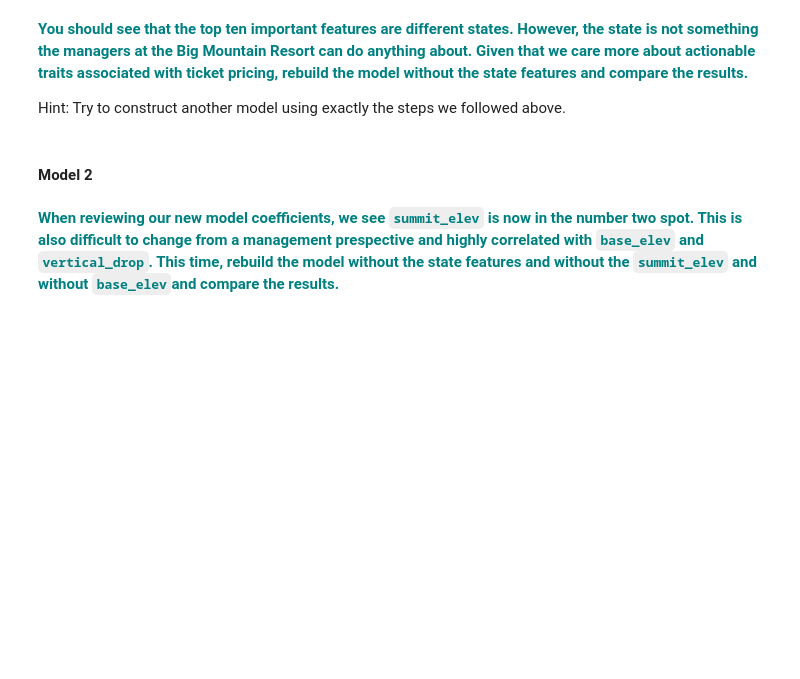
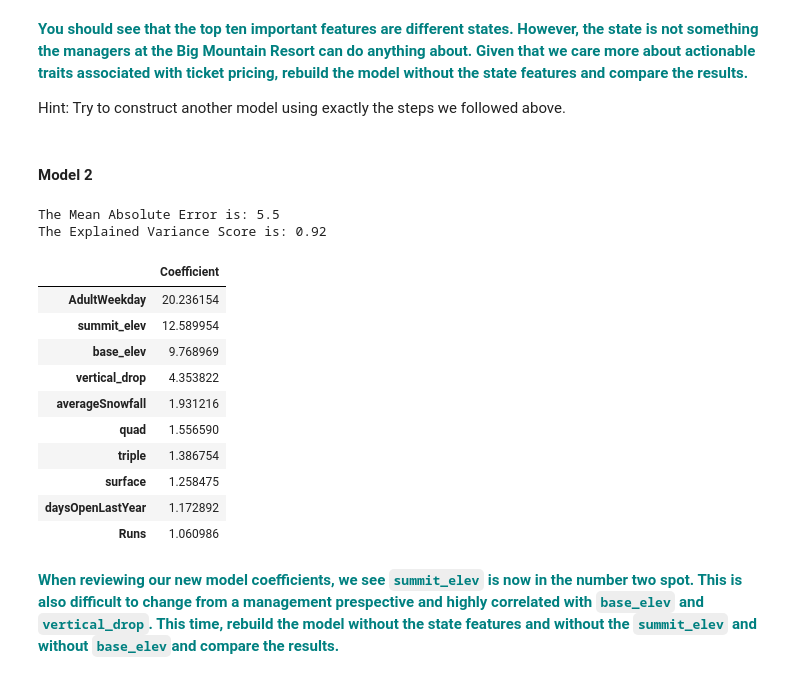
Before and after one commit to DSJourney/springboard, a Jupyter notebook: Project 4 - Big Mountain Resort/4. Pre-processing and Modeling/Pre-processing and Modeling_with_outliers.ipynb, the cells around one changed output. Saved outputs shown, nothing was run; the diff lists cells and outputs as text; code cells hidden in the pictures; blank space fills up the shorter version.

```diff
--- a/Project 4 - Big Mountain Resort/4. Pre-processing and Modeling/Pre-processing and Modelling.ipynb
+++ b/Project 4 - Big Mountain Resort/4. Pre-processing and Modeling/Pre-processing and Modeling_with_outliers.ipynb
@@ -176,3 +201,16 @@ Hint: make sure to review the absolute value of the coefficients, because the ad
 Hint: Try to construct another model using exactly the steps we followed above.
 # %% [markdown]
 #### Model 2
+# %%
+dfns = df.drop(df.iloc[:, 25:].head(), axis=1)
+# %%
+X = dfns.drop(['Name','AdultWeekend'], axis=1)
+y = dfns.loc[:,'AdultWeekend']
+scaler = preprocessing.StandardScaler().fit(X)
+X_scaled=scaler.transform(X)
+# %%
+y = y.ravel()
+X_train, X_test, y_train, y_test = train_test_split(X_scaled, y, test_size=0.25, random_state=1)
+# %%
+lm = linear_model.LinearRegression()
+model = lm.fit(X_train,y_train)
@@ -179,3 +219,26 @@ Hint: Try to construct another model using exactly the steps we followed above.
+# %%
+mae = mean_absolute_error(y_test, y_pred)
+evs = explained_variance_score(y_test, y_pred)
+print('The Mean Absolute Error is: ' + str(round(mae,2)))
+print('The Explained Variance Score is: ' + str(round(evs,2)))
+# %% [output]
+The Mean Absolute Error is: 5.5
+The Explained Variance Score is: 0.92
+# %%
+df_coef = pd.DataFrame(abs(lm.coef_), X.columns, columns=['Coefficient'])
+df_coef.sort_values('Coefficient', ascending=False).head(10)
+# %% [output]
+|  | Coefficient |
+| AdultWeekday | 20.236154 |
+| summit_elev | 12.589954 |
+| base_elev | 9.768969 |
+| vertical_drop | 4.353822 |
+| averageSnowfall | 1.931216 |
+| quad | 1.556590 |
+| triple | 1.386754 |
+| surface | 1.258475 |
+| daysOpenLastYear | 1.172892 |
+| Runs | 1.060986 |
 # %% [markdown]
 **<font color='teal'> When reviewing our new model coefficients, we see `summit_elev` is now in the number two spot. This is also difficult to change from a management prespective and highly correlated with `base_elev` and `vertical_drop`.  This time, rebuild the model without the state features and without the `summit_elev` and without `base_elev`and compare the results. </font>**
 # %% [markdown]
```
Also changed, not shown: parts of 19 cells of this notebook, 5 other files.
